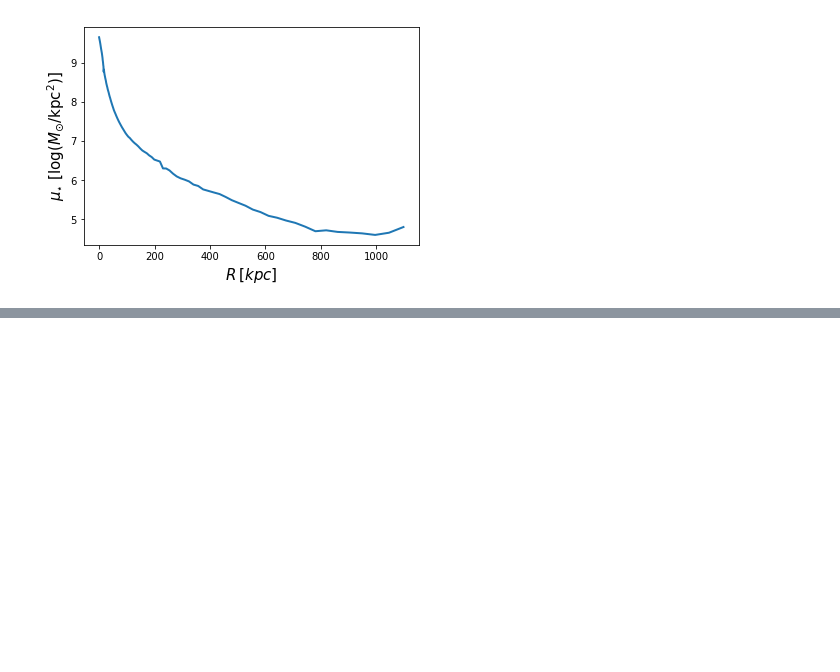
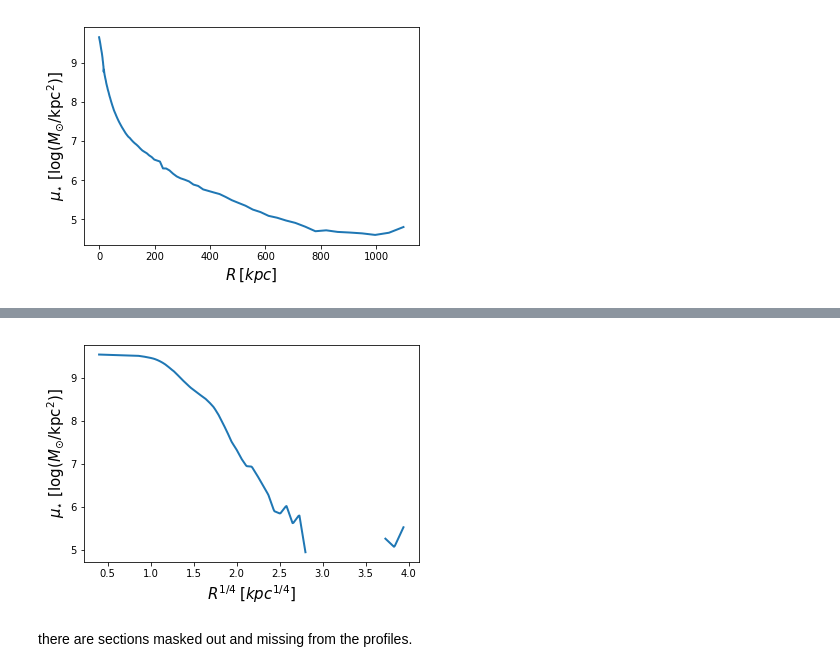
Before and after one commit to f-ardila/reaching_for_the_edge, a Jupyter notebook: notebooks/data_read_example.ipynb, the cells around one changed output, grey strips where cells are left out. Cells and saved outputs as stored; diff of their text form; code cells hidden in the pictures; blank space fills up the shorter version.

```diff
--- a/notebooks/data_read_example.ipynb
+++ b/notebooks/data_read_example.ipynb
@@ -112,0 +167,48 @@ plt.show()
+# %%
+#semi major axis is in units of kpc^0.25
+SMA_COMMON = np.arange(0.4, 4.2, 0.01)
+
+# this is the slightly smaller radial range at which we chose to plot our profiles
+hsc_sma = np.arange(0.4, 3.8, 0.05)
+
+#useful function for extracting profiles for galaxies in different mass bins
+def hsc_quantity_in_bin(hsc_gals, mass_bins, quantity, mass_type):
+    '''
+    returns hsc quantity (e.g. profiles) in given mass bin
+    '''
+
+    #halo mass bins
+    n_bins = len(mass_bins) - 1
+
+    profiles_in_bins=[]
+
+    if mass_type == 'm_vir':
+        masses = hsc_gals['logmh_vir_symbol']
+    elif mass_type == 'm_1d_100':
+        masses = hsc_gals['logm_100']
+    else:
+        raise ValueError('mass_type must be "m_vir" or "m_1d_100"')
+
+    for bin in range(n_bins):
+        lower = mass_bins[bin]
+        upper = mass_bins[bin+1]
+
+        sbps = hsc_gals[quantity][(masses>lower) & (masses<upper)]
+
+        sbps = [interp1d(SMA_COMMON, sbp)(hsc_sma) for sbp in sbps]
+
+        profiles_in_bins.append(sbps)
+
+    return profiles_in_bins
+# %%
+sbp = hsc_table[0]['sbp']
+plt.plot(SMA_COMMON,
+         sbp,
+         linewidth=2)
+plt.ylabel(r'$\mu_{\star}\ [\log (M_{\odot}/\mathrm{kpc}^2)]$', fontsize=15)
+plt.xlabel(r'$R^{1/4} \: [kpc^{1/4}]$', fontsize=15)
+plt.show()
+# %% [output]
+[figure, added]
+# %% [markdown]
+there are sections masked out and missing from the profiles.
```
Also changed, not shown: parts of 6 cells of this notebook.
